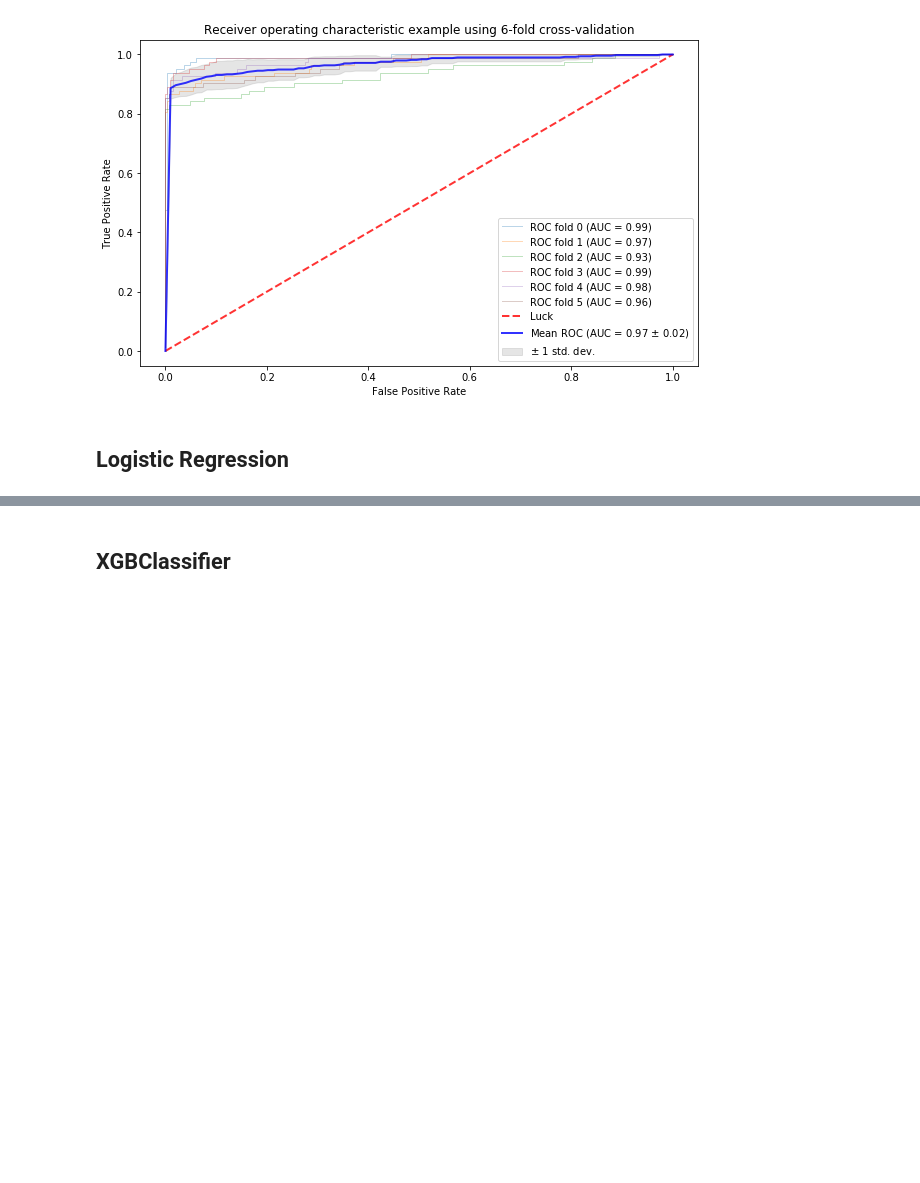
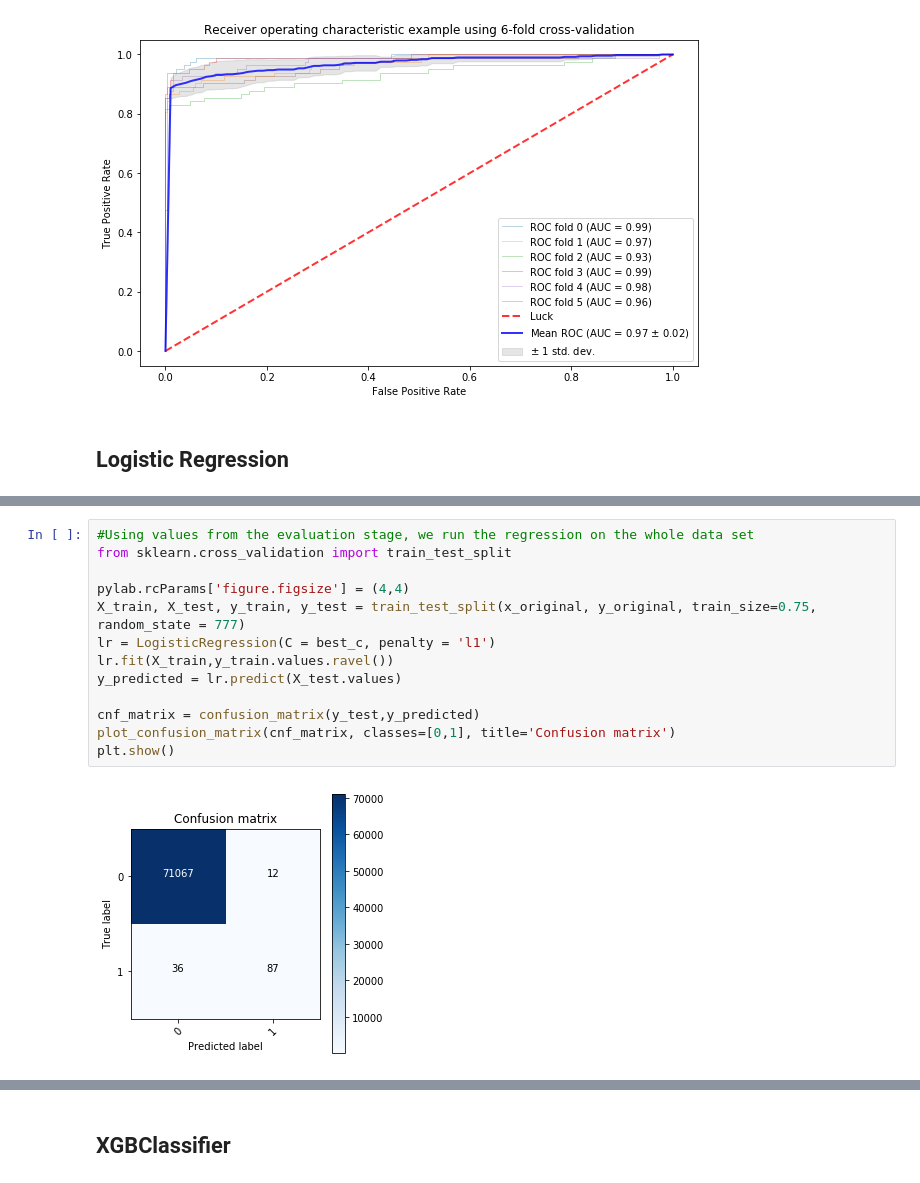
Before and after one commit to udhai17/Credit-Card-Fraud-Detection, a Jupyter notebook: CCFraudDetection.ipynb, the cells around one changed output, grey strips where cells are left out. Cells and saved outputs as stored; diff of their text form; blank space fills up the shorter version.

```diff
--- a/CCFraudDetection.ipynb
+++ b/CCFraudDetection.ipynb
@@ -308,0 +357,15 @@ plot_roc(X,Y,classifier)
+# %%
+#Using values from the evaluation stage, we run the regression on the whole data set
+from sklearn.cross_validation import train_test_split
+
+pylab.rcParams['figure.figsize'] = (4,4)
+X_train, X_test, y_train, y_test = train_test_split(x_original, y_original, train_size=0.75, random_state = 777)
+lr = LogisticRegression(C = best_c, penalty = 'l1')
+lr.fit(X_train,y_train.values.ravel())
+y_predicted = lr.predict(X_test.values)
+
+cnf_matrix = confusion_matrix(y_test,y_predicted)
+plot_confusion_matrix(cnf_matrix, classes=[0,1], title='Confusion matrix')
+plt.show()
+# %% [output]
+[figure, added]
```
Also changed, not shown: parts of 2 cells of this notebook.
